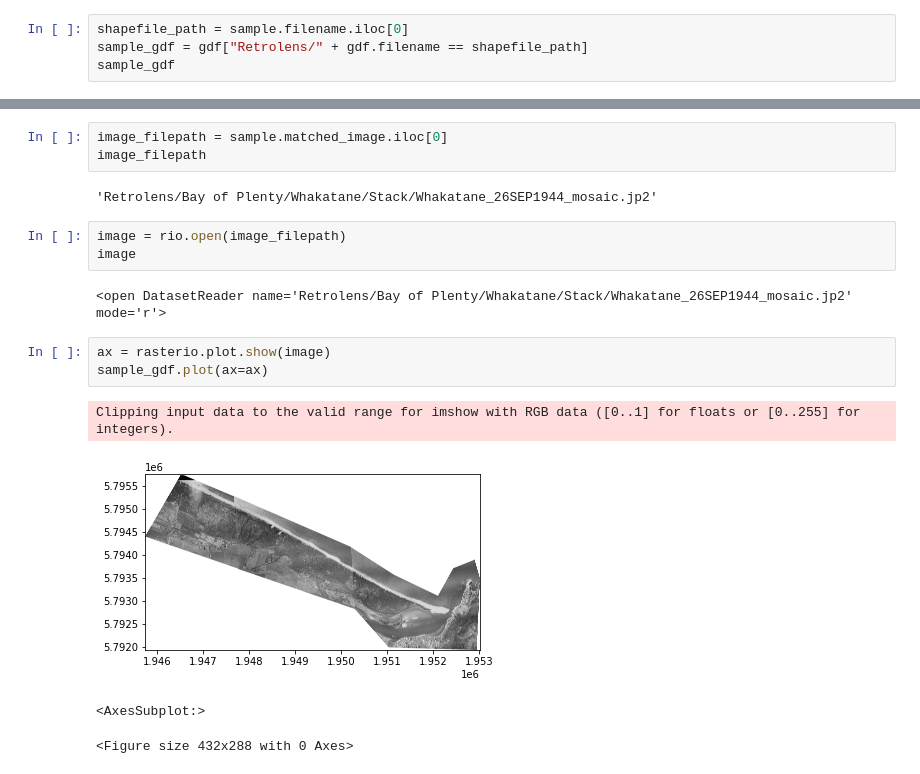
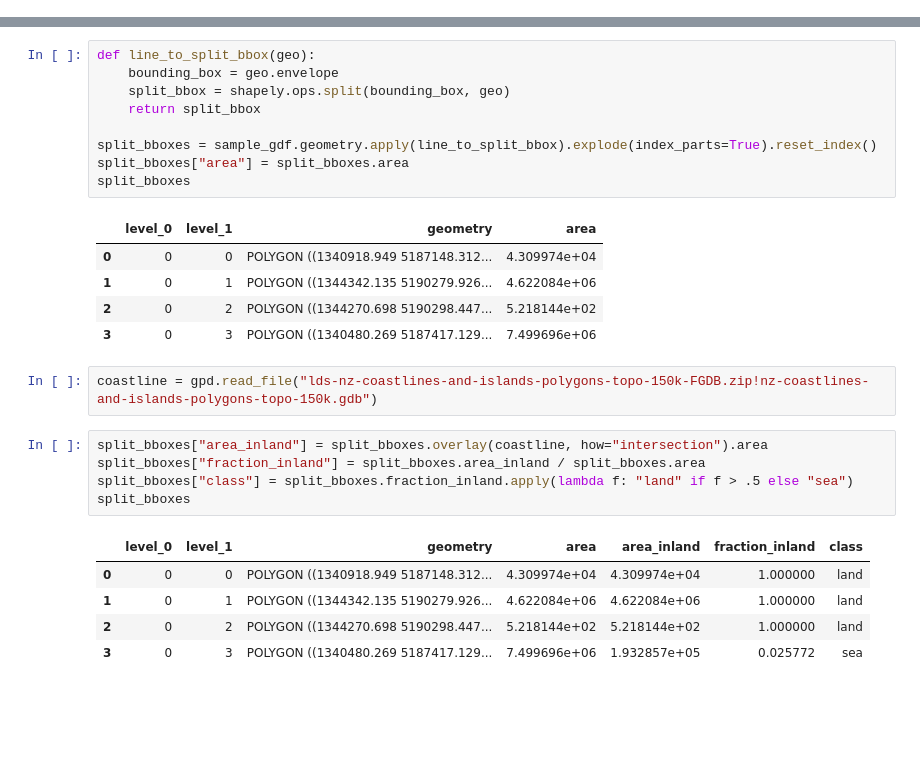
Before and after one commit to UoA-eResearch/retrolens, a Jupyter notebook: EDA.ipynb, the cells around one changed output, grey strips where cells are left out. Drawn from its saved outputs; the diff is of its cells as text; blank space fills up the shorter version.

Commit message:
code for converting polyline into polygons based on splitting it's bbox, detecting which polygons are likely land or sea, tiling with solaris

```diff
--- a/EDA.ipynb
+++ b/EDA.ipynb
@@ -126,4 +130,0 @@ sample
-# %%
-shapefile_path = sample.filename.iloc[0]
-sample_gdf = gdf["Retrolens/" + gdf.filename == shapefile_path]
-sample_gdf
@@ -133,18 +131,28 @@ sample_gdf
-# %%
-image_filepath = sample.matched_image.iloc[0]
-image_filepath
-# %% [output]
-'Retrolens/Bay of Plenty/Whakatane/Stack/Whakatane_26SEP1944_mosaic.jp2'
-# %%
-image = rio.open(image_filepath)
-image
-# %% [output]
-<open DatasetReader name='Retrolens/Bay of Plenty/Whakatane/Stack/Whakatane_26SEP1944_mosaic.jp2' mode='r'>
-# %%
-ax = rasterio.plot.show(image)
-sample_gdf.plot(ax=ax)
-# %% [output]
-Clipping input data to the valid range for imshow with RGB data ([0..1] for floats or [0..255] for integers).
-[figure, removed]
-<AxesSubplot:>
-<Figure size 432x288 with 0 Axes>
+# %%
+def line_to_split_bbox(geo):
+    bounding_box = geo.envelope
+    split_bbox = shapely.ops.split(bounding_box, geo)
+    return split_bbox
+
+split_bboxes = sample_gdf.geometry.apply(line_to_split_bbox).explode(index_parts=True).reset_index()
+split_bboxes["area"] = split_bboxes.area
+split_bboxes
+# %% [output]
+|  | level_0 | level_1 | geometry | area |
+| 0 | 0 | 0 | POLYGON ((1340918.949 5187148.312... | 4.309974e+04 |
+| 1 | 0 | 1 | POLYGON ((1344342.135 5190279.926... | 4.622084e+06 |
+| 2 | 0 | 2 | POLYGON ((1344270.698 5190298.447... | 5.218144e+02 |
+| 3 | 0 | 3 | POLYGON ((1340480.269 5187417.129... | 7.499696e+06 |
+# %%
+coastline = gpd.read_file("lds-nz-coastlines-and-islands-polygons-topo-150k-FGDB.zip!nz-coastlines-and-islands-polygons-topo-150k.gdb")
+# %%
+split_bboxes["area_inland"] = split_bboxes.overlay(coastline, how="intersection").area
+split_bboxes["fraction_inland"] = split_bboxes.area_inland / split_bboxes.area
+split_bboxes["class"] = split_bboxes.fraction_inland.apply(lambda f: "land" if f > .5 else "sea")
+split_bboxes
+# %% [output]
+|  | level_0 | level_1 | geometry | area | area_inland | fraction_inland | class |
+| 0 | 0 | 0 | POLYGON ((1340918.949 5187148.312... | 4.309974e+04 | 4.309974e+04 | 1.000000 | land |
+| 1 | 0 | 1 | POLYGON ((1344342.135 5190279.926... | 4.622084e+06 | 4.622084e+06 | 1.000000 | land |
+| 2 | 0 | 2 | POLYGON ((1344270.698 5190298.447... | 5.218144e+02 | 5.218144e+02 | 1.000000 | land |
+| 3 | 0 | 3 | POLYGON ((1340480.269 5187417.129... | 7.499696e+06 | 1.932857e+05 | 0.025772 | sea |
```
Also changed, not shown: parts of 16 cells of this notebook.
